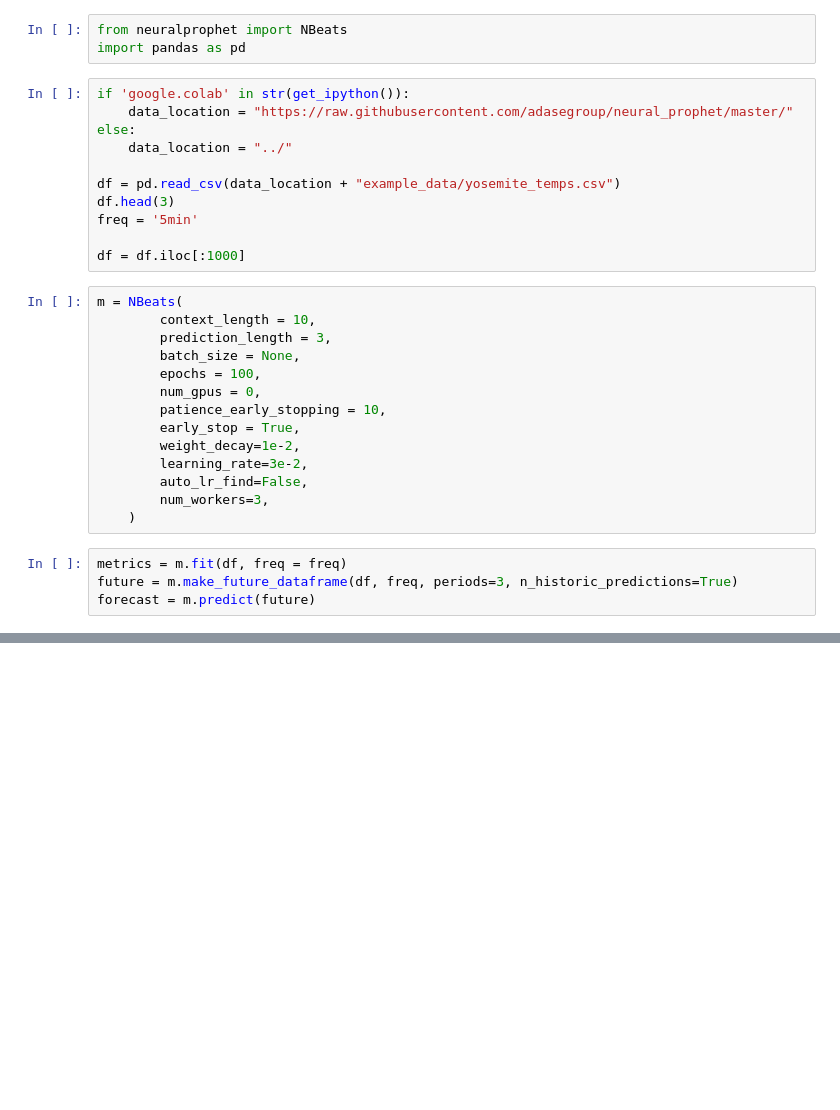
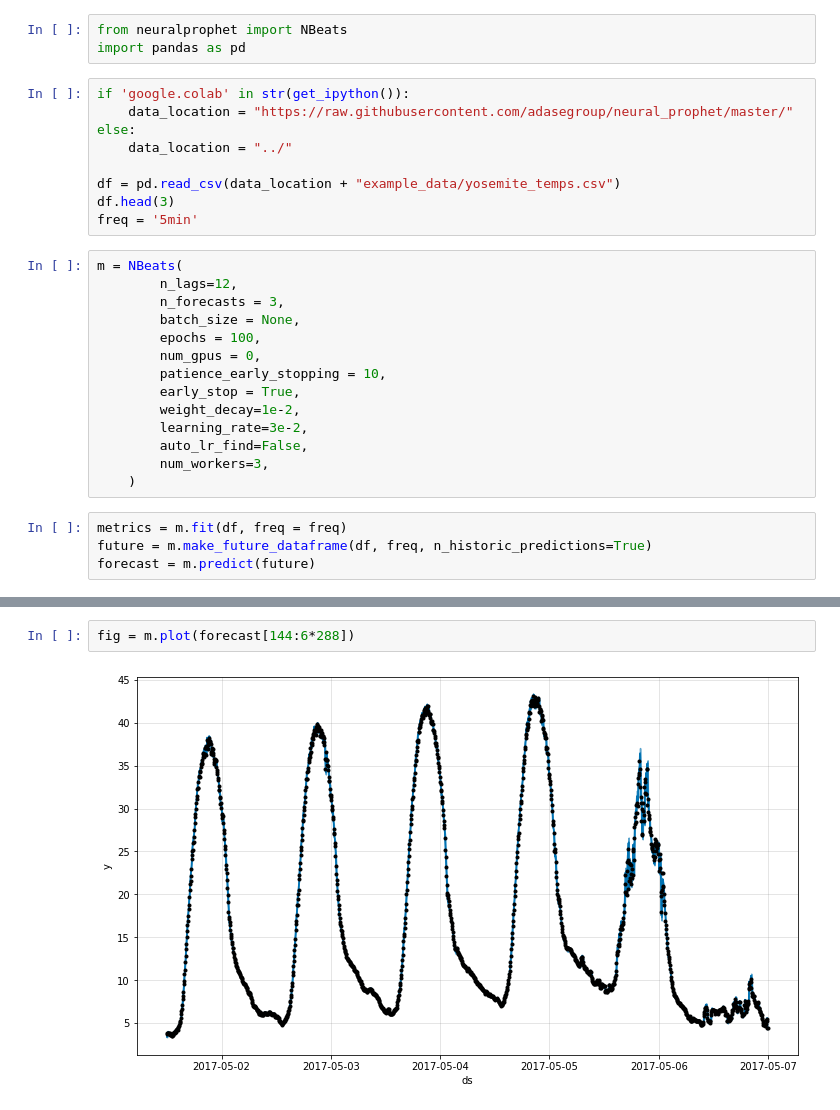
Before and after one commit to neuralprophet/neural_prophet_lightning, a Jupyter notebook: example_notebooks/NBeats_example.ipynb, the cells around one changed output, grey strips where cells are left out. Drawn from its saved outputs; the diff is of its cells as text; blank space fills up the shorter version.

```diff
--- a/example_notebooks/NBeats_example.ipynb
+++ b/example_notebooks/NBeats_example.ipynb
@@ -28,12 +28,10 @@ else:
 df = pd.read_csv(data_location + "example_data/yosemite_temps.csv")
 df.head(3)
 freq = '5min'
-
-df = df.iloc[:1000]
 # %%
 m = NBeats(
-        context_length = 10,
-        prediction_length = 3,
+        n_lags=12,
+        n_forecasts = 3,
         batch_size = None,
         epochs = 100,
         num_gpus = 0,
@@ -46,7 +44,7 @@ m = NBeats(
     )
 # %%
 metrics = m.fit(df, freq = freq)
-future = m.make_future_dataframe(df, freq, periods=3, n_historic_predictions=True)
+future = m.make_future_dataframe(df, freq, n_historic_predictions=True)
 forecast = m.predict(future)
 # %% [output]
 GPU available: False, used: False
@@ -66,0 +72,4 @@ f = m.plot(forecast)
+# %%
+fig = m.plot(forecast[144:6*288])
+# %% [output]
+[figure, added]
```
Also changed, not shown: parts of 4 cells of this notebook, 7 other files.
